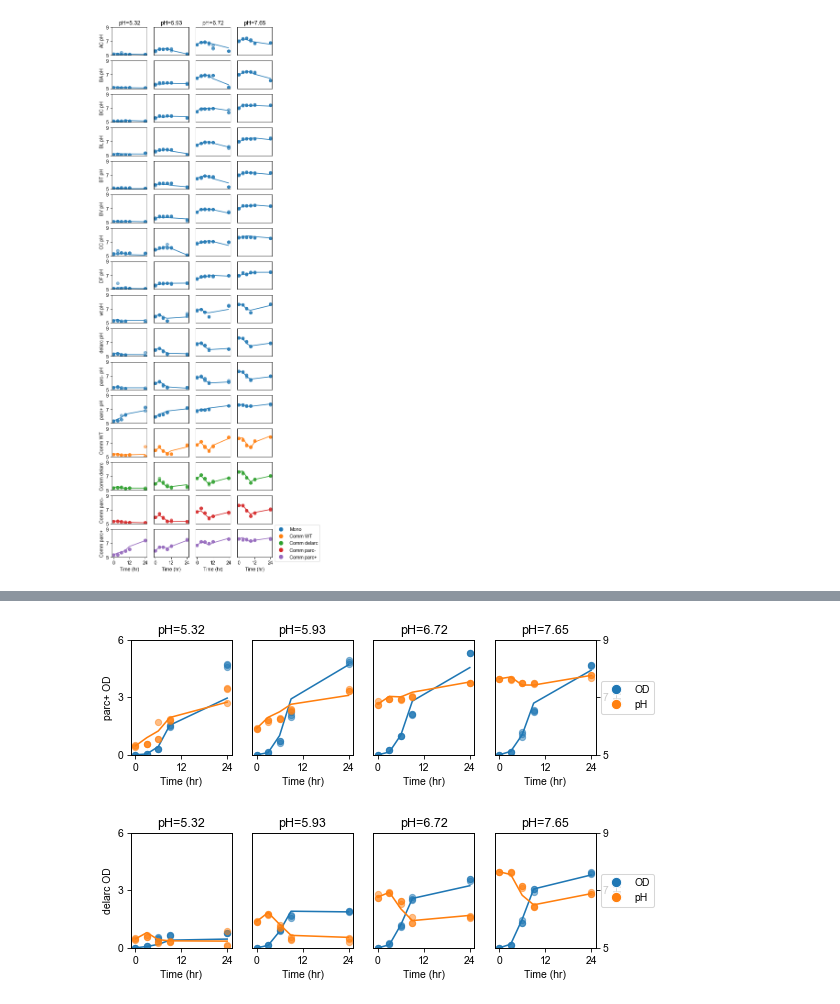
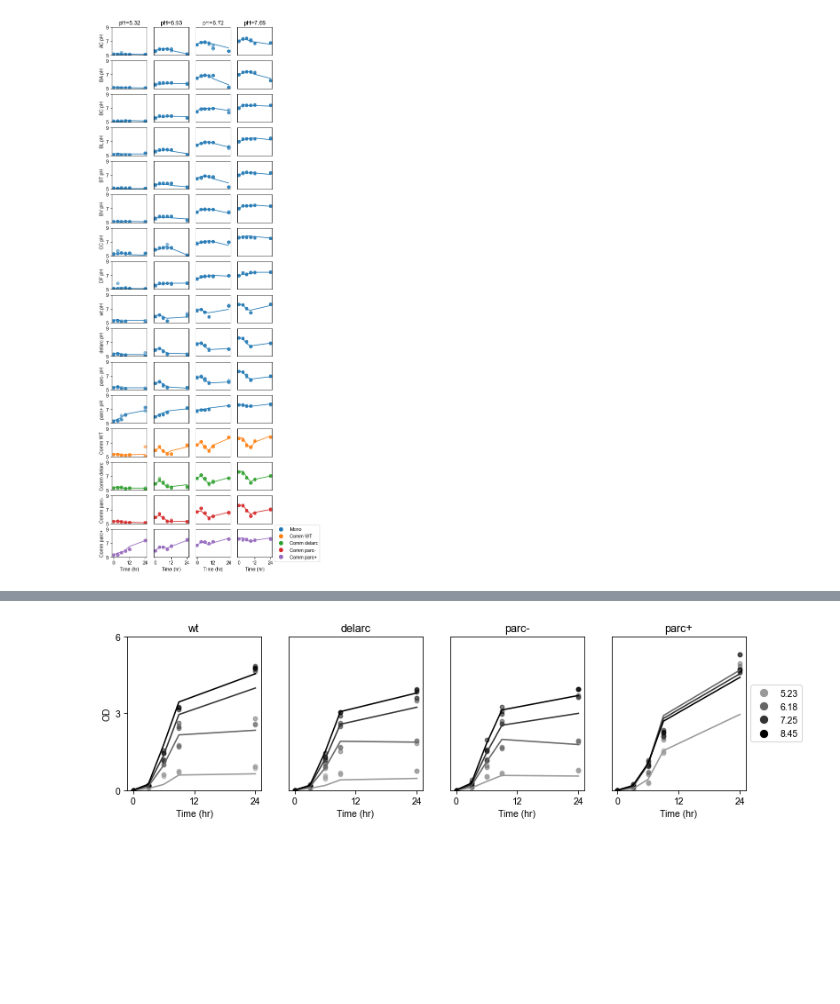
Before and after one commit to VenturelliLab/Liu_et_al_2024, a Jupyter notebook: MiRNN Plot Fit.ipynb, the cells around one changed output, grey strips where cells are left out. Saved outputs shown, nothing was run; the diff lists cells and outputs as text; code cells hidden in the pictures; blank space fills up the shorter version.

```diff
--- a/MiRNN Plot Fit.ipynb
+++ b/MiRNN Plot Fit.ipynb
@@ -63,9 +63,12 @@ for spnum,species in enumerate(AllSpecies):
                 ax[spnum][pHnum].scatter(Exptime,true,c=colors[condnum],alpha=0.5)
             ax[spnum][pHnum].plot(Exptime,pred,c=colors[condnum])
 
+            ymax = 6
 
+            if species == 'BC' or species == 'BL' or species == 'DF':
+                ymax = 4
 
-            ax[spnum][pHnum].set_ylim((0,6))
+            ax[spnum][pHnum].set_ylim((0,ymax))
             ax[spnum][pHnum].set_yticks([])
             ax[spnum][pHnum].set_xticks([])
 
@@ -84,7 +87,12 @@ plt.legend(handles=species_legend_elements,loc='center left', bbox_to_anchor=(1,
 
 for spnum,species in enumerate(AllSpecies):
     ax[spnum][0].set_ylabel(species+' OD')
-    ax[spnum][0].set_yticks([0,3,6])
+
+    ymax = 6
+
+    if species == 'BC' or species == 'BL' or species == 'DF':
+        ymax = 4
+    ax[spnum][0].set_yticks([0,ymax])
 
 for pHnum,pH in enumerate([5.32,5.93,6.72,7.65]):
     ax[0][pHnum].set_title('pH='+str(pH))
@@ -187,63 +280,65 @@ plt.savefig('Figures/mirnn/MiRNN_timeseries_fit_pH.svg')
 
 species_pH_legend_elements =[
     Line2D([0], [0], marker='o', color='w', label='OD',markerfacecolor='tab:blue', markersize=10),
     Line2D([0], [0], marker='o', color='w', label='pH',markerfacecolor='tab:orange', markersize=10),
 
     ]
 
-AllSpecies = ['parc+','delarc']
+AllSpecies = ['wt','delarc','parc-','parc+']
+pHtopHcolor = {
+    '5':'0.6',
+    '6':'0.4',
+    '7':'0.2',
+    '8':'0',
+}
 
+
+pH_legend_elements =[
+    Line2D([0], [0], marker='o', color='w', label='5.23',
+                          markerfacecolor='0.6', markersize=10),
+    Line2D([0], [0], marker='o', color='w', label='6.18',
+                          markerfacecolor='0.4', markersize=10),
+    Line2D([0], [0], marker='o', color='w', label='7.25',
+                          markerfacecolor='0.2', markersize=10),
+    Line2D([0], [0], marker='o', color='w', label='8.45',
+                          markerfacecolor='0', markersize=10),
+]
+
+fig,ax = plt.subplots(1,4, figsize=(12,3))
 for spnum,species in enumerate(AllSpecies):
-    fig,ax = plt.subplots(1,4, figsize=(8,2))
+
     for pHnum,pH in enumerate([5,6,7,8]):
-        cond == 'mono'
+        cond = 'mono'
         Exp = species+'_pH'+str(pH)
 
         Expnum = AllExp.index(Exp)
 
         Exptime = [0,3,6,9,24]
 
         pred = list(fitDF[species+'_OD pred'])[Expnum:Expnum+len(Exptime)]
 
         for rep in range(3):
             rawexpnum = RawDataExp.index(Exp+'_'+str(rep))
             true = list(rawdataDF[species+'_OD'])[rawexpnum:rawexpnum+len(Exptime)]
-            ax[pHnum].scatter(Exptime,true,c='tab:blue',alpha=0.5)
-        ax[pHnum].plot(Exptime,pred,c='tab:blue')
+            ax[spnum].scatter(Exptime,true,color=pHtopHcolor[str(pHnum+5)],alpha=0.5,s=20)
+        ax[spnum].plot(Exptime,pred,color=pHtopHcolor[str(pHnum+5)],markersize=8)
 
-        ax[pHnum].set_ylim((0,6))
-        ax[pHnum].set_yticks([])
-        ax[pHnum].set_xticks([])
+        ax[spnum].set_ylim((0,6))
+        ax[spnum].set_yticks([])
+        ax[spnum].set_xticks([])
 
 
-        pred = list(fitDF['pH pred'])[Expnum:Expnum+len(Exptime)]
-        ax2 = ax[pHnum].twinx()
 
-        for rep in range(3):
-            rawexpnum = RawDataExp.index(Exp+'_'+str(rep))
-            true = list(rawdataDF['pH'])[rawexpnum:rawexpnum+len(Exptime)]
-            ax2.scatter(Exptime,true,c='tab:orange',alpha=0.5)
-        ax2.plot(Exptime,pred,c='tab:orange')
-
-        ax2.set_ylim((5,9))
-        ax2.set_yticks([])
-        ax2.set_xticks([])
+    ax[0].set_ylabel('OD')
+    ax[0].set_yticks([0,3,6])
 
 
-    plt.legend(handles=species_pH_legend_elements,loc='center left', bbox_to_anchor=(1, 0.5))
+    ax[spnum].set_title(species)
+    ax[spnum].set_xticks([0,12,24])
+    ax[spnum].set_xlabel('Time (hr)')
 
-    ax[0].set_ylabel(species+' OD')
-    ax[0].set_yticks([0,3,6])
+plt.legend(handles=pH_legend_elements,loc='center left', bbox_to_anchor=(1, 0.5))
 
-    ax2.set_ylabel('pH')
-    ax2.set_yticks([5,7,9])
-
-    for pHnum,pH in enumerate([5.32,5.93,6.72,7.65]):
-        ax[pHnum].set_title('pH='+str(pH))
-        ax[pHnum].set_xticks([0,12,24])
-        ax[pHnum].set_xlabel('Time (hr)')
-
-    plt.savefig('Figures/mirnn/'+species+'_fit_ODpH.svg')
+plt.savefig('Figures/mirnn/EC_OD_fit.svg')
 # %% [output]
-[figure, old version]
+[figure, new version]
-[figure, removed]
```
Also changed, not shown: parts of 6 cells of this notebook, 11 other files.
